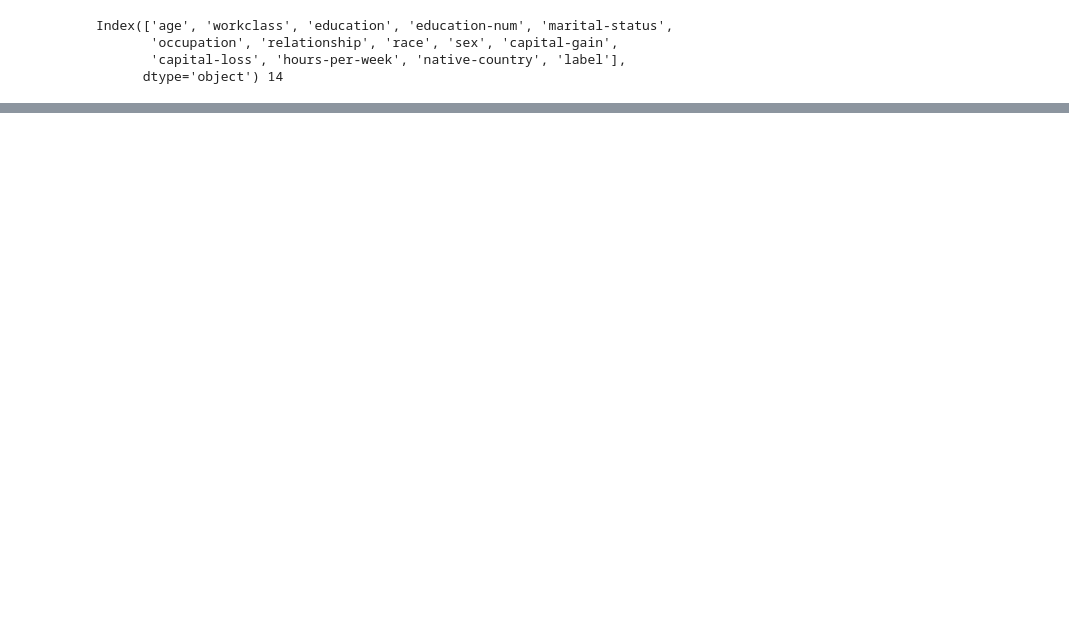
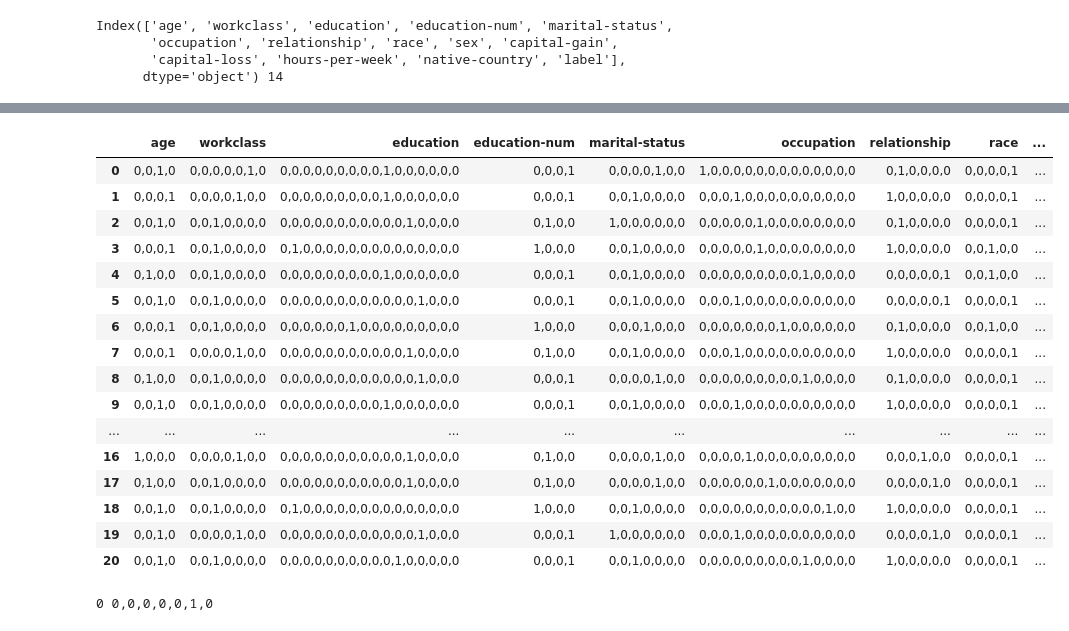
Before and after one commit to zingp/kaggle, a Jupyter notebook: PersonalizedRecommendation/LR/_0_data_preprocessing.ipynb, the cells around one changed output, grey strips where cells are left out. Saved outputs shown, nothing was run; the diff lists cells and outputs as text; code cells hidden in the pictures; blank space fills up the shorter version.

```diff
--- a/PersonalizedRecommendation/LR/_0_data_preprocessing.ipynb
+++ b/PersonalizedRecommendation/LR/_0_data_preprocessing.ipynb
@@ -95,0 +100,4 @@ AttributeError: 'Series' object has no attribute 'descripe'
+# %%
+def dis_split_list(data_series):
+    split_list = sorted(data_series.value_counts().to_dict().keys())
+    return split_list
@@ -95,0 +189,2 @@ AttributeError: 'Series' object has no attribute 'descripe'
+# %%
+train_df_2 = dis_featur_process(train_df_1, dis_features_li)
@@ -95,0 +200,26 @@ AttributeError: 'Series' object has no attribute 'descripe'
+# %%
+train_df_2.head(20)
+# %% [output]
+|  | age | workclass | education | education-num | marital-status | occupation | relationship | race | ... |
+| 0 | 0,0,1,0 | 0,0,0,0,0,1,0 | 0,0,0,0,0,0,0,0,0,1,0,0,0,0,0,0 | 0,0,0,1 | 0,0,0,0,1,0,0 | 1,0,0,0,0,0,0,0,0,0,0,0,0,0 | 0,1,0,0,0,0 | 0,0,0,0,1 | ... |
+| 1 | 0,0,0,1 | 0,0,0,0,1,0,0 | 0,0,0,0,0,0,0,0,0,1,0,0,0,0,0,0 | 0,0,0,1 | 0,0,1,0,0,0,0 | 0,0,0,1,0,0,0,0,0,0,0,0,0,0 | 1,0,0,0,0,0 | 0,0,0,0,1 | ... |
+| 2 | 0,0,1,0 | 0,0,1,0,0,0,0 | 0,0,0,0,0,0,0,0,0,0,0,1,0,0,0,0 | 0,1,0,0 | 1,0,0,0,0,0,0 | 0,0,0,0,0,1,0,0,0,0,0,0,0,0 | 0,1,0,0,0,0 | 0,0,0,0,1 | ... |
+| 3 | 0,0,0,1 | 0,0,1,0,0,0,0 | 0,1,0,0,0,0,0,0,0,0,0,0,0,0,0,0 | 1,0,0,0 | 0,0,1,0,0,0,0 | 0,0,0,0,0,1,0,0,0,0,0,0,0,0 | 1,0,0,0,0,0 | 0,0,1,0,0 | ... |
+| 4 | 0,1,0,0 | 0,0,1,0,0,0,0 | 0,0,0,0,0,0,0,0,0,1,0,0,0,0,0,0 | 0,0,0,1 | 0,0,1,0,0,0,0 | 0,0,0,0,0,0,0,0,0,1,0,0,0,0 | 0,0,0,0,0,1 | 0,0,1,0,0 | ... |
+| 5 | 0,0,1,0 | 0,0,1,0,0,0,0 | 0,0,0,0,0,0,0,0,0,0,0,0,1,0,0,0 | 0,0,0,1 | 0,0,1,0,0,0,0 | 0,0,0,1,0,0,0,0,0,0,0,0,0,0 | 0,0,0,0,0,1 | 0,0,0,0,1 | ... |
+| 6 | 0,0,0,1 | 0,0,1,0,0,0,0 | 0,0,0,0,0,0,1,0,0,0,0,0,0,0,0,0 | 1,0,0,0 | 0,0,0,1,0,0,0 | 0,0,0,0,0,0,0,1,0,0,0,0,0,0 | 0,1,0,0,0,0 | 0,0,1,0,0 | ... |
+| 7 | 0,0,0,1 | 0,0,0,0,1,0,0 | 0,0,0,0,0,0,0,0,0,0,0,1,0,0,0,0 | 0,1,0,0 | 0,0,1,0,0,0,0 | 0,0,0,1,0,0,0,0,0,0,0,0,0,0 | 1,0,0,0,0,0 | 0,0,0,0,1 | ... |
+| 8 | 0,1,0,0 | 0,0,1,0,0,0,0 | 0,0,0,0,0,0,0,0,0,0,0,0,1,0,0,0 | 0,0,0,1 | 0,0,0,0,1,0,0 | 0,0,0,0,0,0,0,0,0,1,0,0,0,0 | 0,1,0,0,0,0 | 0,0,0,0,1 | ... |
+| 9 | 0,0,1,0 | 0,0,1,0,0,0,0 | 0,0,0,0,0,0,0,0,0,1,0,0,0,0,0,0 | 0,0,0,1 | 0,0,1,0,0,0,0 | 0,0,0,1,0,0,0,0,0,0,0,0,0,0 | 1,0,0,0,0,0 | 0,0,0,0,1 | ... |
+| ... | ... | ... | ... | ... | ... | ... | ... | ... | ... |
+| 16 | 1,0,0,0 | 0,0,0,0,1,0,0 | 0,0,0,0,0,0,0,0,0,0,0,1,0,0,0,0 | 0,1,0,0 | 0,0,0,0,1,0,0 | 0,0,0,0,1,0,0,0,0,0,0,0,0,0 | 0,0,0,1,0,0 | 0,0,0,0,1 | ... |
+| 17 | 0,1,0,0 | 0,0,1,0,0,0,0 | 0,0,0,0,0,0,0,0,0,0,0,1,0,0,0,0 | 0,1,0,0 | 0,0,0,0,1,0,0 | 0,0,0,0,0,0,1,0,0,0,0,0,0,0 | 0,0,0,0,1,0 | 0,0,0,0,1 | ... |
+| 18 | 0,0,1,0 | 0,0,1,0,0,0,0 | 0,1,0,0,0,0,0,0,0,0,0,0,0,0,0,0 | 1,0,0,0 | 0,0,1,0,0,0,0 | 0,0,0,0,0,0,0,0,0,0,0,1,0,0 | 1,0,0,0,0,0 | 0,0,0,0,1 | ... |
+| 19 | 0,0,1,0 | 0,0,0,0,1,0,0 | 0,0,0,0,0,0,0,0,0,0,0,0,1,0,0,0 | 0,0,0,1 | 1,0,0,0,0,0,0 | 0,0,0,1,0,0,0,0,0,0,0,0,0,0 | 0,0,0,0,1,0 | 0,0,0,0,1 | ... |
+| 20 | 0,0,1,0 | 0,0,1,0,0,0,0 | 0,0,0,0,0,0,0,0,0,0,1,0,0,0,0,0 | 0,0,0,1 | 0,0,1,0,0,0,0 | 0,0,0,0,0,0,0,0,0,1,0,0,0,0 | 1,0,0,0,0,0 | 0,0,0,0,1 | ... |
+# %%
+for index, row in train_df_2.iterrows():
+    print(index, row['workclass'])
+    break
+# %% [output]
+0 0,0,0,0,0,1,0
```
Also changed, not shown: parts of 22 cells of this notebook.
